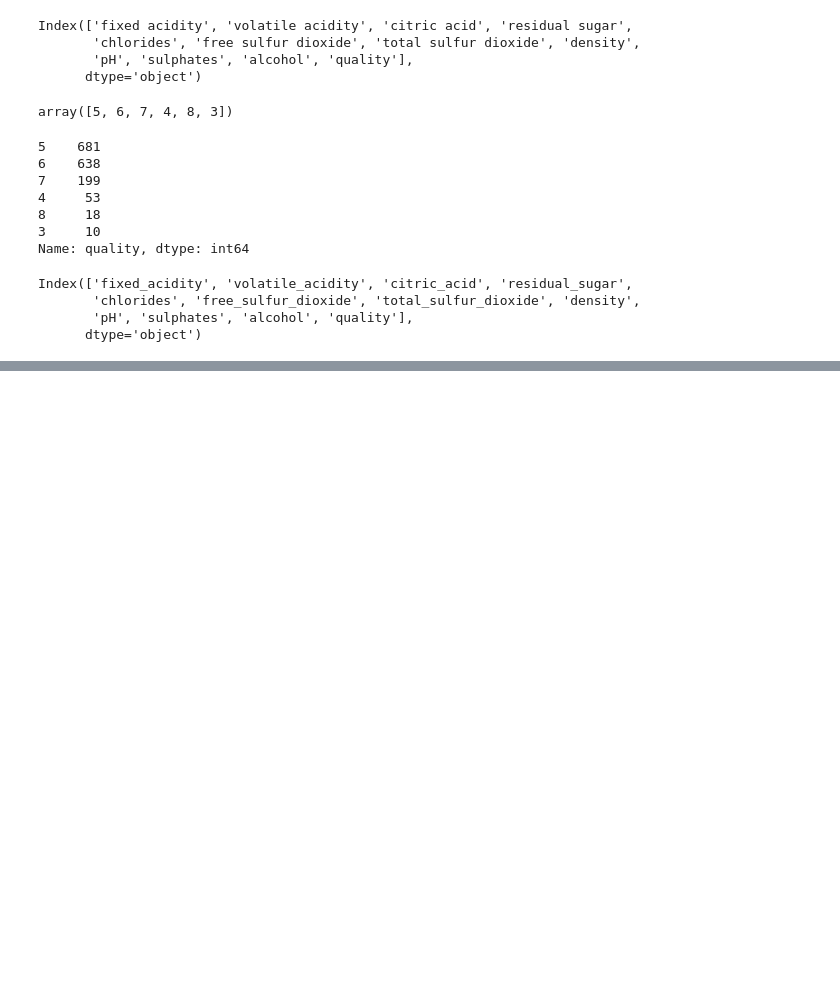
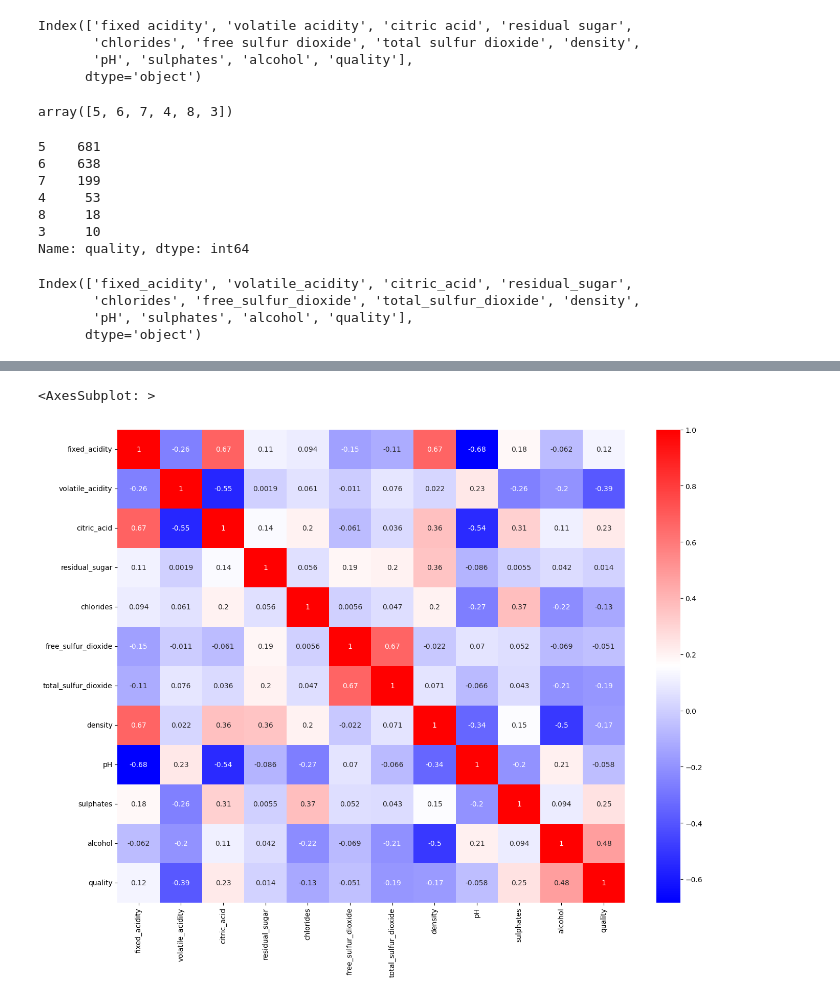
Before and after one commit to Mburu-Elvis/Exploratory-Data-Analysis, a Jupyter notebook: eda.ipynb, the cells around one changed output, grey strips where cells are left out. Cells and saved outputs as stored; diff of their text form; code cells hidden in the pictures; blank space fills up the shorter version.

```diff
--- a/eda.ipynb
+++ b/eda.ipynb
@@ -65,0 +137,6 @@ Index(['fixed_acidity', 'volatile_acidity', 'citric_acid', 'residual_sugar',
+# %%
+plt.figure(figsize=(16, 12))
+sns.heatmap(red_wine.corr(), cmap='bwr', annot=True)
+# %% [output]
+<AxesSubplot: >
+[figure, added]
```
Also changed, not shown: parts of 7 cells of this notebook.
